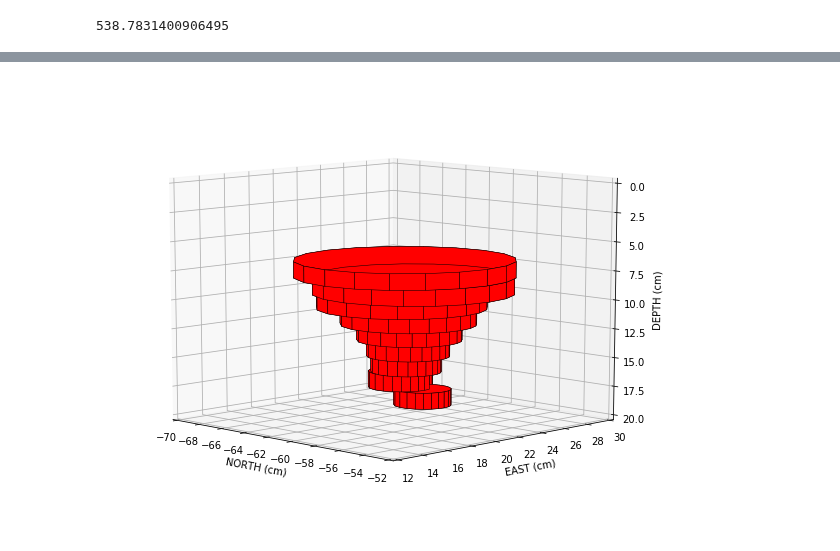
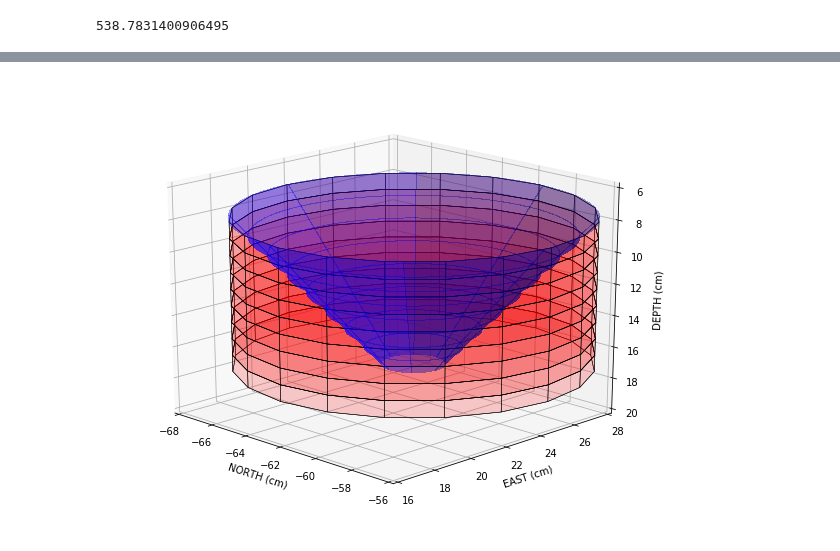
Before and after one commit to pinga-lab/magnetic-radial-inversion, a Jupyter notebook: code/funnel/tfa_inversion_airborne_lines-Copy2.ipynb, the cells around one changed output, grey strips where cells are left out. Cells and saved outputs as stored; diff of their text form; code cells hidden in the pictures.

```diff
--- a/code/funnel/tfa_inversion_airborne_lines-Copy2.ipynb
+++ b/code/funnel/tfa_inversion_airborne_lines-Copy2.ipynb
@@ -96,7 +96,7 @@ dz = 1.
 r = 7.
 
 rin = np.zeros(M) + r
-m0 = np.hstack((rin, np.array([-58., 19.5])))
+m0 = np.hstack((rin, np.array([-58.3, 19.4])))
 #for i in range(L-1):
 #    m0 = np.hstack((m0, rin - (i+1)*0.9, np.array([-58., 18.])))
 m0 = np.resize(m0, P - 1) # inicial parameters vector
@@ -322,26 +382,30 @@ verts_ini = mfun.plot_prisms(inversion['initial_estimate'])
 # %%
 fig = plt.figure(figsize=(10,8))
 ax = fig.add_subplot(111, projection='3d')
 
+A0 = np.array([-58.3, 19.4, 6])
+A1 = np.array([-58.3, 19.4, 15])
+truncated_cone(A0, A1, 7, 1.25, 'blue')
+
 # plot sides
 #ax.add_collection3d(Poly3DCollection(verts_true,
 #alpha=0.3, facecolor='b', linewidths=0.5, edgecolors='k'))
-ax.add_collection3d(Poly3DCollection(verts, alpha=1,
+ax.add_collection3d(Poly3DCollection(verts_ini, alpha=.1,
  facecolor='r', linewidths=0.5, edgecolors='k'))
 
-ax.set_xlim(-70, -52, 10)
-ax.set_ylim(12, 30, 10)
-ax.set_zlim(20, 0, 10)
+ax.set_xlim(-68, -56, 10)
+ax.set_ylim(16, 28, 10)
+ax.set_zlim(20, 6, 10)
 ax.set_xlabel('NORTH (cm)')
 ax.set_ylabel('EAST (cm)')
 ax.set_zlabel('DEPTH (cm)')
-ax.view_init(10, -45)
+ax.view_init(20, -45)
 
 #norm=mpb.colors.Normalize(vmin=np.min(inversion['residual']), vmax=np.min(inversion['residual'])*(-1))
 #ax.tricontourf(inversion['y'], inversion['x'], inversion['residual'],
 #                zdir='z', offset=-150, cmap='RdBu_r', norm=norm)
 
-plt.savefig('funnel_3d_estimate_magmod.png', dpi=300)
+plt.savefig('funnel_intial_estimate.png', dpi=300)
 plt.show()
 # %% [output]
-[figure, old version]
+[figure, new version]
```
Also changed, not shown: parts of 11 cells of this notebook, 9 other files.
